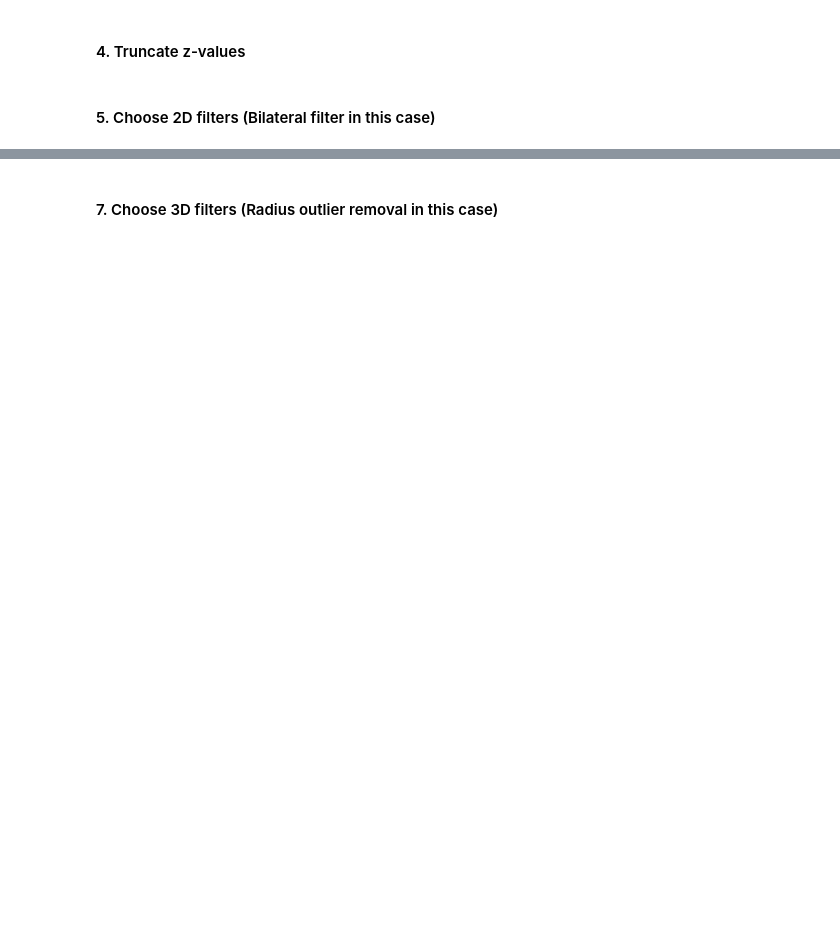
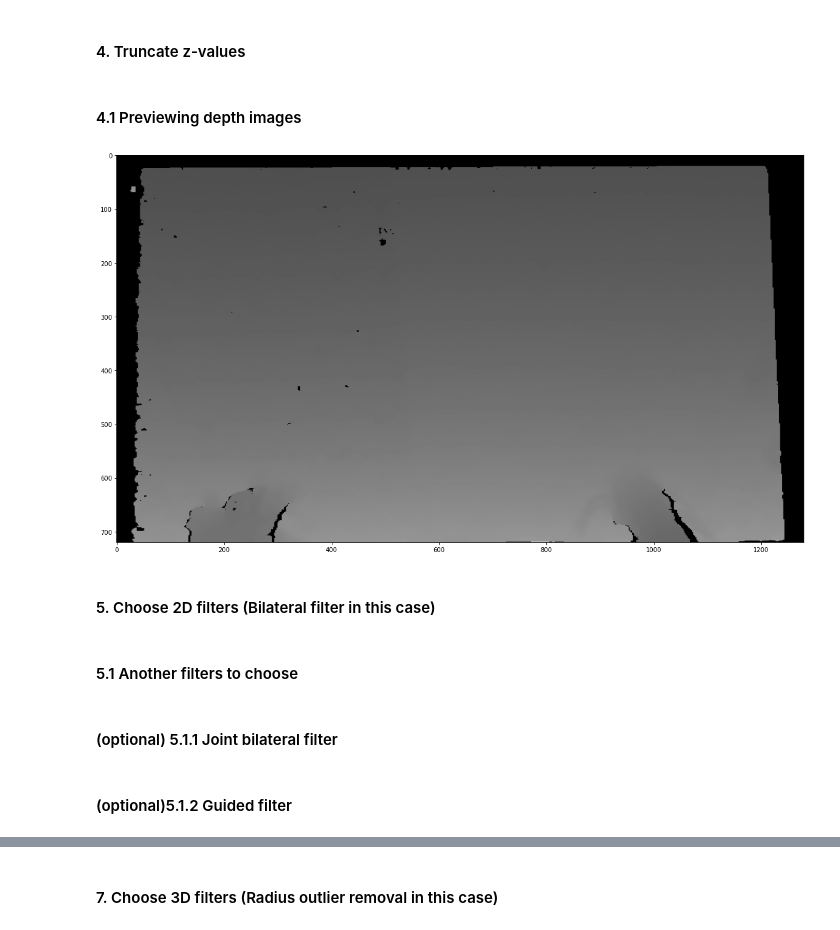
Before and after one commit to avena-robotics/vision, a Jupyter notebook: intel/Demo01_grab_filter_merge_filter.ipynb, the cells around one changed output, grey strips where cells are left out. Cells and saved outputs as stored; diff of their text form; code cells hidden in the pictures; blank space fills up the shorter version.

```diff
--- a/intel/Demo01_grab_filter_merge_filter.ipynb
+++ b/intel/Demo01_grab_filter_merge_filter.ipynb
@@ -295,7 +263,0 @@ plt.show()
-# %%
-# Truncate depth images
-for i in range(len(data['depth'])):
-    data['depth'][i] = trunc_depth(data['depth'][i], 3000)
-    plt.figure(figsize=(10, 10))
-    plt.imshow(data['depth'][i].to_legacy_image(), cmap="gray")
-    plt.show()
@@ -454,9 +311,22 @@ Capturing frames
 #### 4. Truncate z-values
 # %%
 for i in range(len(data['depth'])):
-    data['depth'][i] = trunc_depth(data['depth'][i], 3000)
+    data['depth'][i] = trunc_depth(data['depth'][i], 2000)
+# %% [markdown]
+#### 4.1 Previewing depth images
+# %%
+plt.figure(figsize=(20, 20))
+plt.imshow(data['depth'][0].to_legacy_image(), cmap="gray")
+plt.show()
+# cv2.imwrite("output/trunc_depth.png", data['depth'][0])
+# %% [output]
+[figure, added]
 # %% [markdown]
 #### 5. Choose 2D filters (Bilateral filter in this case)
 # %%
 for i in range(len(data['depth'])):
     data['depth'][i] = bilateral_filter(data['depth'][0], 10, 15, 30)
+# %% [markdown]
+#### 5.1 Another filters to choose
+# %% [markdown]
+#### (optional) 5.1.1 Joint bilateral filter
@@ -462,0 +336,2 @@ for i in range(len(data['depth'])):
+# %% [markdown]
+#### (optional)5.1.2 Guided filter
```
Also changed, not shown: parts of 52 cells of this notebook, 10 other files.
